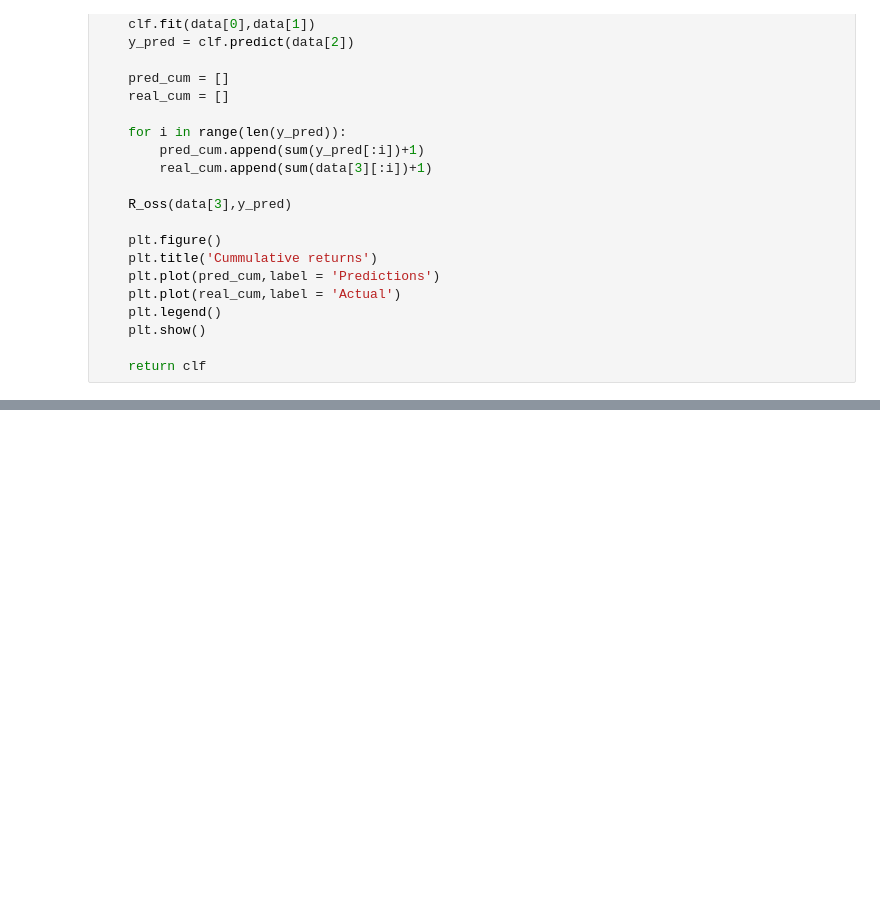
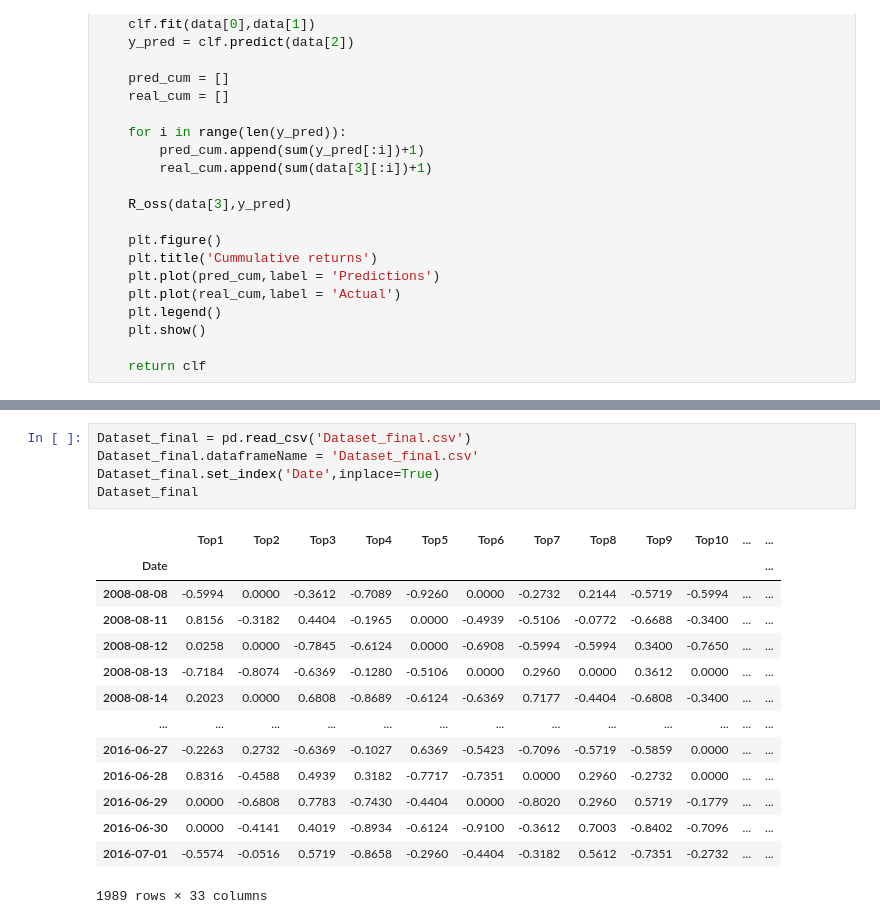
Before and after one commit to mike-explosion/NLP_for_tech_sector_companies, a Jupyter notebook: Models.ipynb, the cells around one changed output, grey strips where cells are left out. Drawn from its saved outputs; the diff is of its cells as text; blank space fills up the shorter version.

```diff
--- a/Models.ipynb
+++ b/Models.ipynb
@@ -233,2 +195,22 @@ R_Oos GKX is -67.38117161351065 %
 RandomForestRegressor(random_state=0)
+# %%
+Dataset_final = pd.read_csv('Dataset_final.csv')
+Dataset_final.dataframeName = 'Dataset_final.csv'
+Dataset_final.set_index('Date',inplace=True)
+Dataset_final
+# %% [output]
+|  | Top1 | Top2 | Top3 | Top4 | Top5 | Top6 | Top7 | Top8 | Top9 | Top10 | ... | ... |
+| Date |  |  |  |  |  |  |  |  |  |  |  | ... |
+| 2008-08-08 | -0.5994 | 0.0000 | -0.3612 | -0.7089 | -0.9260 | 0.0000 | -0.2732 | 0.2144 | -0.5719 | -0.5994 | ... | ... |
+| 2008-08-11 | 0.8156 | -0.3182 | 0.4404 | -0.1965 | 0.0000 | -0.4939 | -0.5106 | -0.0772 | -0.6688 | -0.3400 | ... | ... |
+| 2008-08-12 | 0.0258 | 0.0000 | -0.7845 | -0.6124 | 0.0000 | -0.6908 | -0.5994 | -0.5994 | 0.3400 | -0.7650 | ... | ... |
+| 2008-08-13 | -0.7184 | -0.8074 | -0.6369 | -0.1280 | -0.5106 | 0.0000 | 0.2960 | 0.0000 | 0.3612 | 0.0000 | ... | ... |
+| 2008-08-14 | 0.2023 | 0.0000 | 0.6808 | -0.8689 | -0.6124 | -0.6369 | 0.7177 | -0.4404 | -0.6808 | -0.3400 | ... | ... |
+| ... | ... | ... | ... | ... | ... | ... | ... | ... | ... | ... | ... | ... |
+| 2016-06-27 | -0.2263 | 0.2732 | -0.6369 | -0.1027 | 0.6369 | -0.5423 | -0.7096 | -0.5719 | -0.5859 | 0.0000 | ... | ... |
+| 2016-06-28 | 0.8316 | -0.4588 | 0.4939 | 0.3182 | -0.7717 | -0.7351 | 0.0000 | 0.2960 | -0.2732 | 0.0000 | ... | ... |
+| 2016-06-29 | 0.0000 | -0.6808 | 0.7783 | -0.7430 | -0.4404 | 0.0000 | -0.8020 | 0.2960 | 0.5719 | -0.1779 | ... | ... |
+| 2016-06-30 | 0.0000 | -0.4141 | 0.4019 | -0.8934 | -0.6124 | -0.9100 | -0.3612 | 0.7003 | -0.8402 | -0.7096 | ... | ... |
+| 2016-07-01 | -0.5574 | -0.0516 | 0.5719 | -0.8658 | -0.2960 | -0.4404 | -0.3182 | 0.5612 | -0.7351 | -0.2732 | ... | ... |
+1989 rows × 33 columns
 # %%
```
Also changed, not shown: parts of 11 cells of this notebook, 2 other files.
